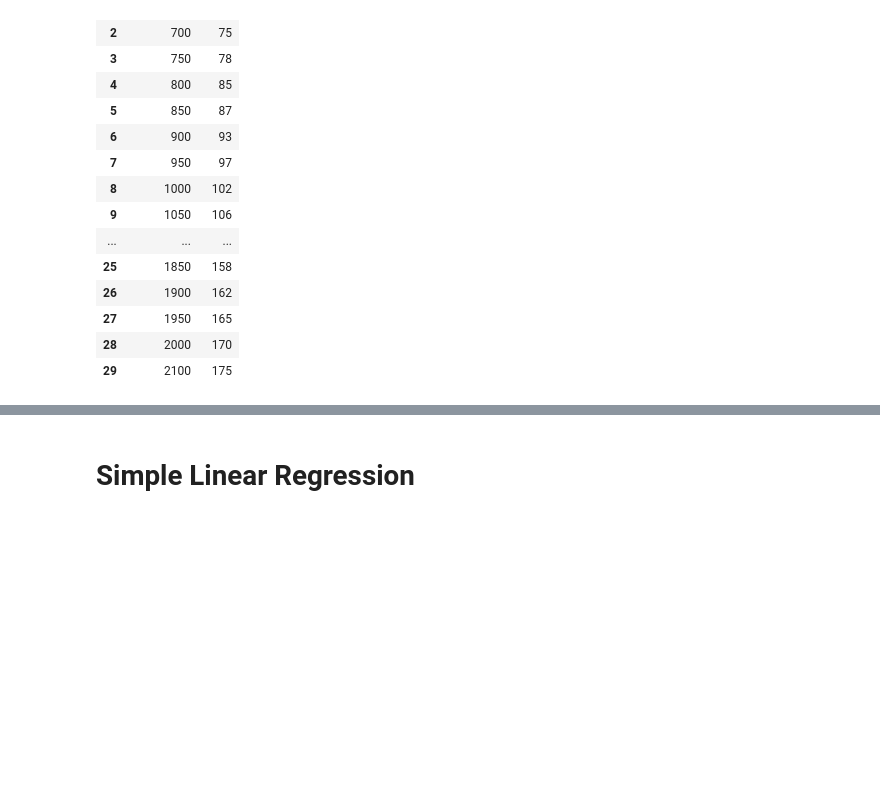
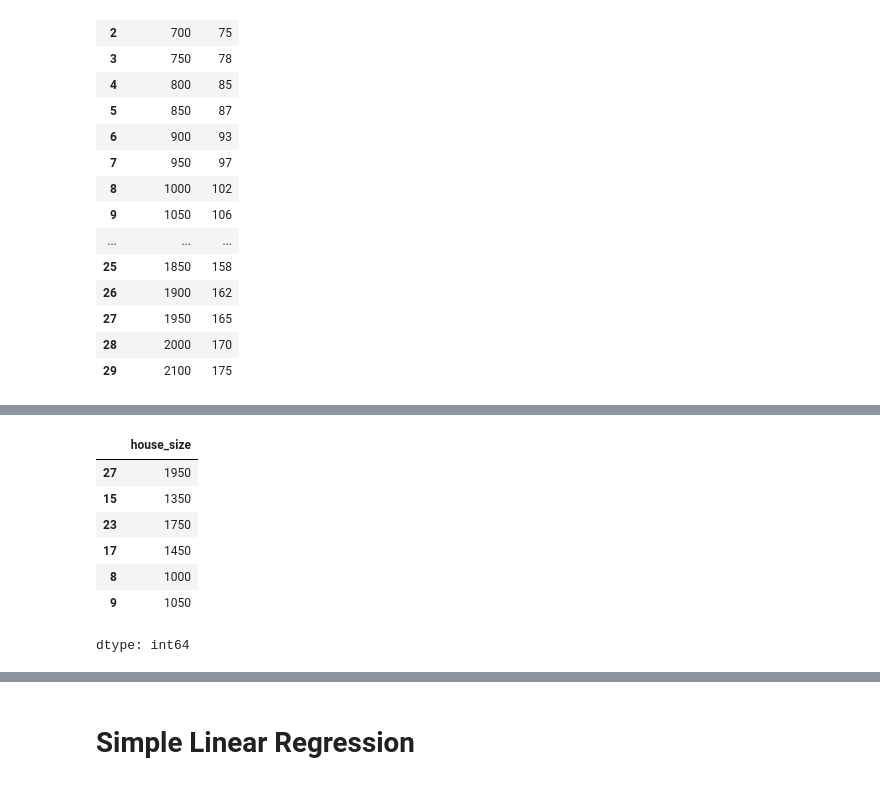
Before and after one commit to fateme-alk/learning, a Jupyter notebook: regression.ipynb, the cells around one changed output, grey strips where cells are left out. Cells and saved outputs as stored; diff of their text form; code cells hidden in the pictures; blank space fills up the shorter version.

```diff
--- a/regression.ipynb
+++ b/regression.ipynb
@@ -46,0 +74,11 @@ df
+# %%
+predictor_test
+# %% [output]
+|  | house_size |
+| 27 | 1950 |
+| 15 | 1350 |
+| 23 | 1750 |
+| 17 | 1450 |
+| 8 | 1000 |
+| 9 | 1050 |
+dtype: int64
```
Also changed, not shown: parts of 64 cells of this notebook.
